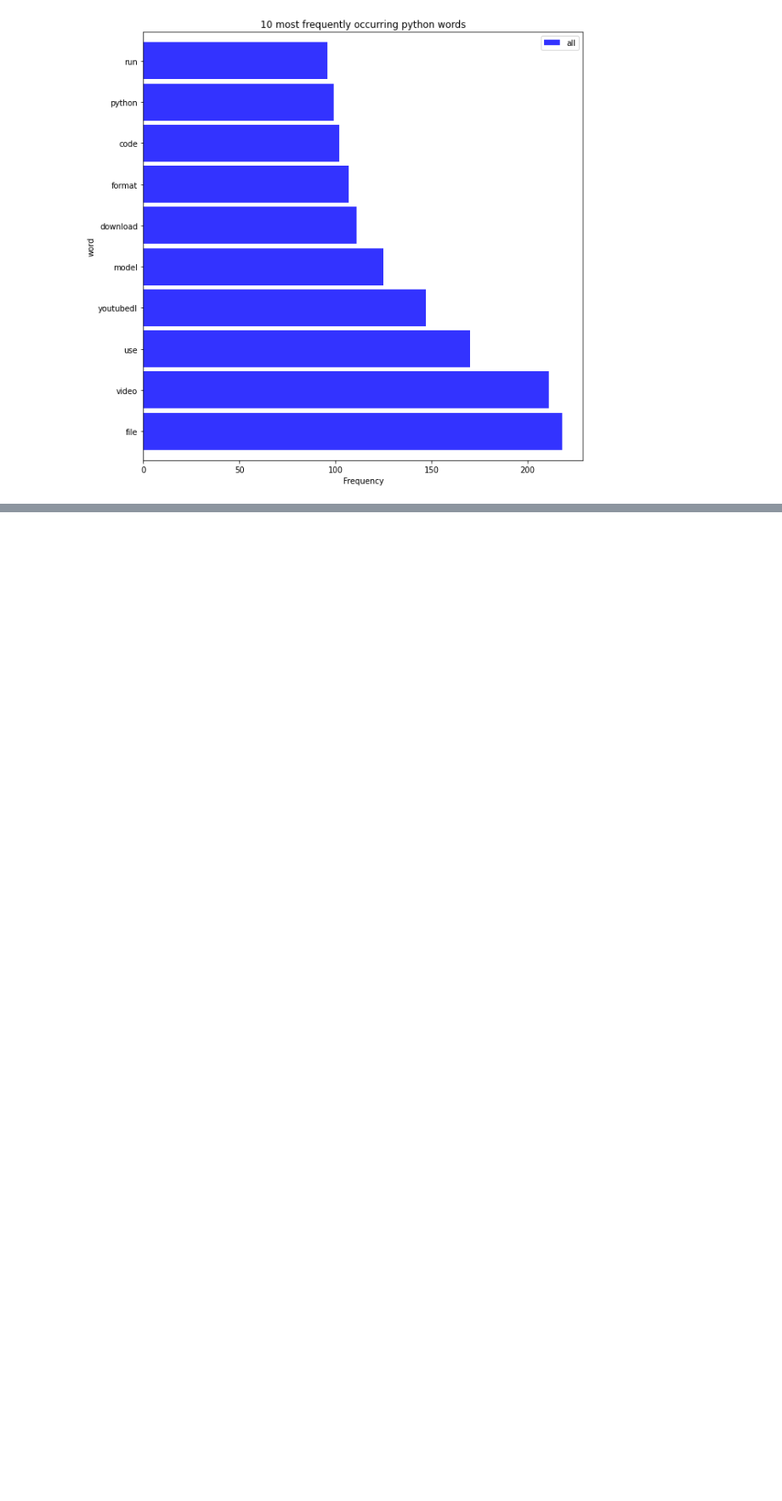
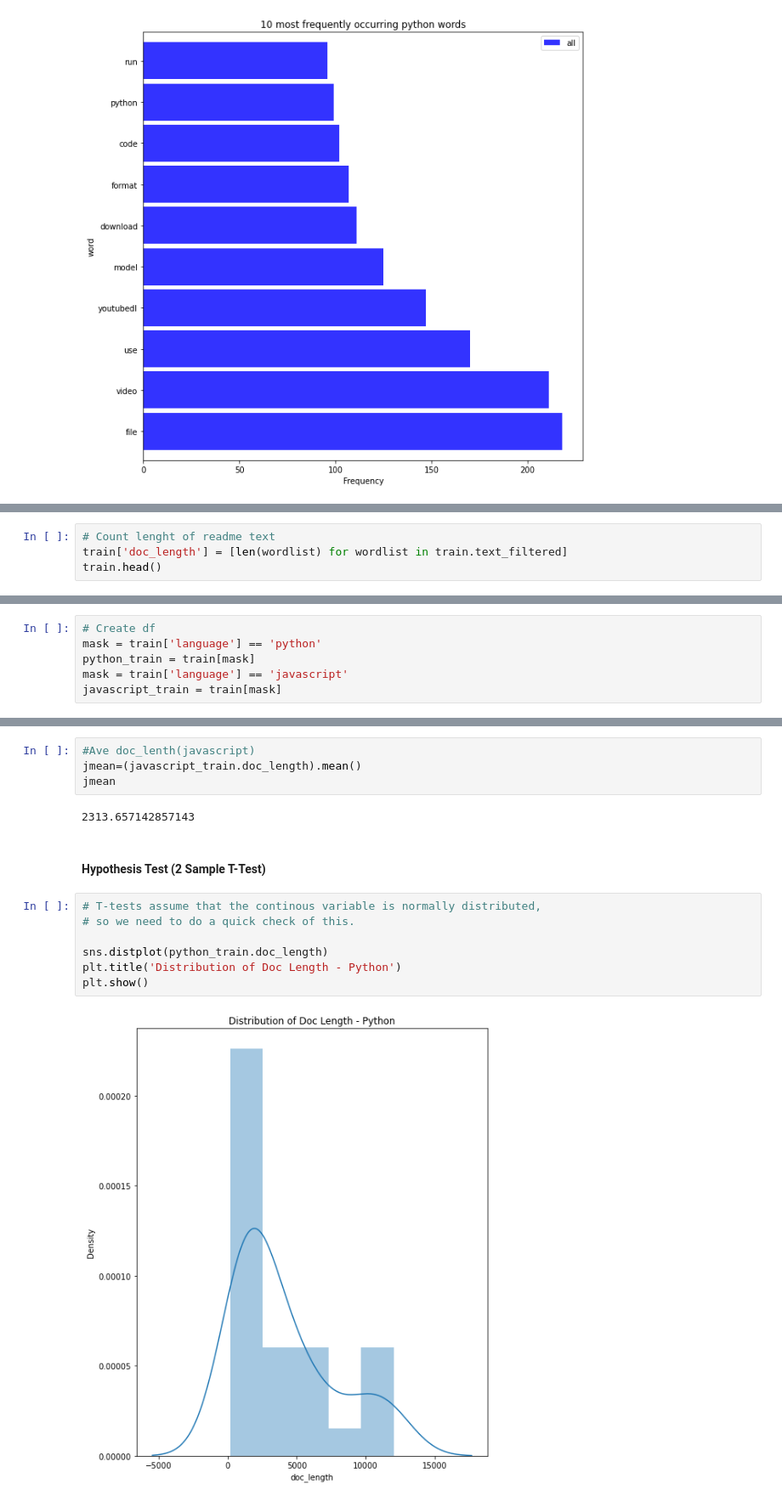
Before and after one commit to AC-Readme/nlp_project, a Jupyter notebook: corey_scratch.ipynb, the cells around one changed output, grey strips where cells are left out. Shown: that part at 85% size. Cells and saved outputs as stored; diff of their text form; blank space fills up the shorter version.

```diff
--- a/corey_scratch.ipynb
+++ b/corey_scratch.ipynb
@@ -203,0 +333,4 @@ plt.show()
+# %%
+# Count lenght of readme text
+train['doc_length'] = [len(wordlist) for wordlist in train.text_filtered]
+train.head()
@@ -203,0 +344,6 @@ plt.show()
+# %%
+# Create df
+mask = train['language'] == 'python'
+python_train = train[mask]
+mask = train['language'] == 'javascript'
+javascript_train = train[mask]
@@ -203,0 +356,17 @@ plt.show()
+# %%
+#Ave doc_lenth(javascript)
+jmean=(javascript_train.doc_length).mean()
+jmean
+# %% [output]
+2313.657142857143
+# %% [markdown]
+#### Hypothesis Test (2 Sample T-Test)
+# %%
+# T-tests assume that the continous variable is normally distributed,
+# so we need to do a quick check of this.
+
+sns.distplot(python_train.doc_length)
+plt.title('Distribution of Doc Length - Python')
+plt.show()
+# %% [output]
+[figure, added]
```
Also changed, not shown: parts of 29 cells of this notebook.
